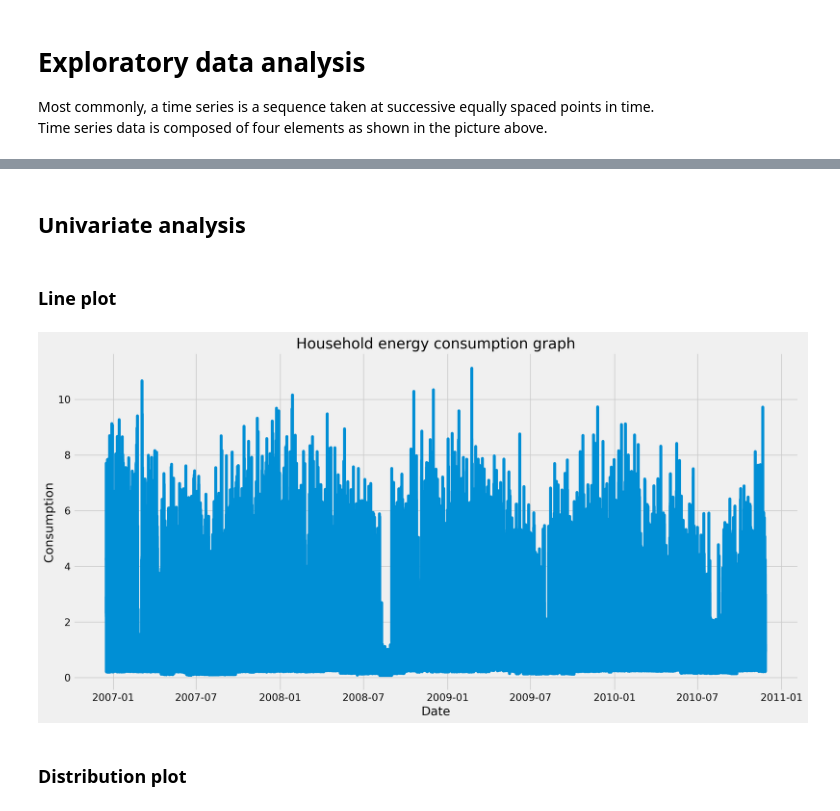
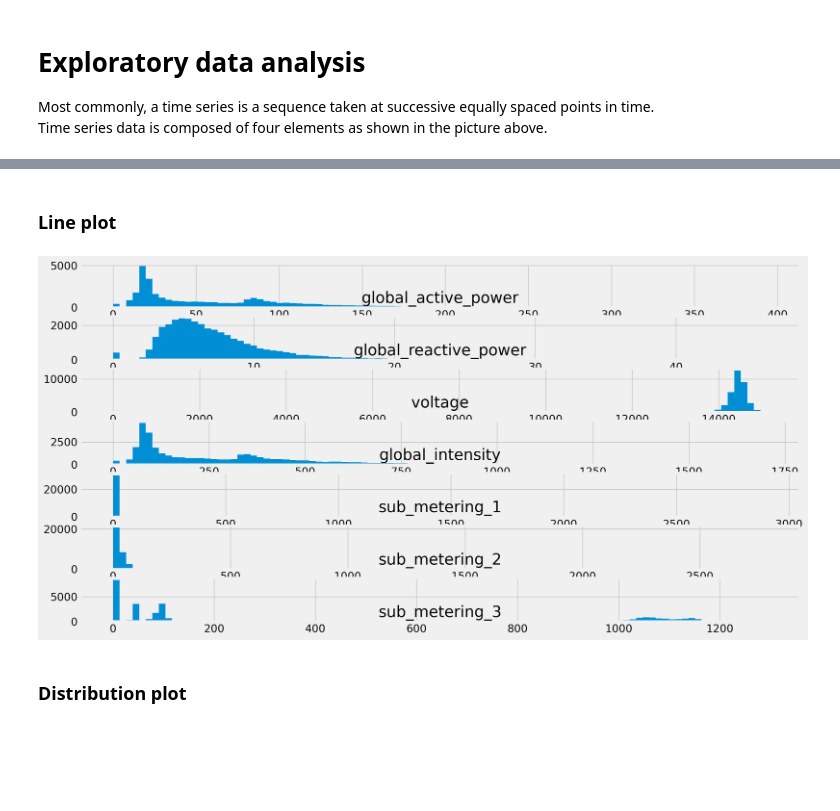
Before and after one commit to Melodyellinn/Projet_RNR, a Jupyter notebook: notebooks/notebook_EDA.ipynb, the cells around one changed output, grey strips where cells are left out. Cells and saved outputs as stored; diff of their text form; code cells hidden in the pictures; blank space fills up the shorter version.

```diff
--- a/notebooks/notebook_EDA.ipynb
+++ b/notebooks/notebook_EDA.ipynb
@@ -210,2 +213,0 @@ plt.show()
-# %% [markdown]
-## Univariate analysis
@@ -215,16 +214,15 @@ ts_hp = ts_house.filter(like='global_active')
 # %% [markdown]
 ### Line plot
-# %%
-# features line plot
-plt.xlabel("Date")
-plt.ylabel("Consumption")
-plt.title("Household energy consumption graph")
-plt.plot(ts_hp)
-plt.show()
-
-# ax.get_lines()[-1].set_linewidth(5) ## set linewidth plot
-# %% [output]
-[figure, removed]
+# %%
+# features line plot
+for i in range(len(ts_house.columns)):
+	plt.subplot(len(ts_house.columns), 1, i+1)
+	name = ts_house.columns[i]
+	ts_house[name].hist(bins=100)
+	plt.title(name, y=0)
+plt.show()
+# %% [output]
+[figure, added]
 # %% [markdown]
 ### Distribution plot
 # %%
```
Also changed, not shown: parts of 27 cells of this notebook, 1 other file.
